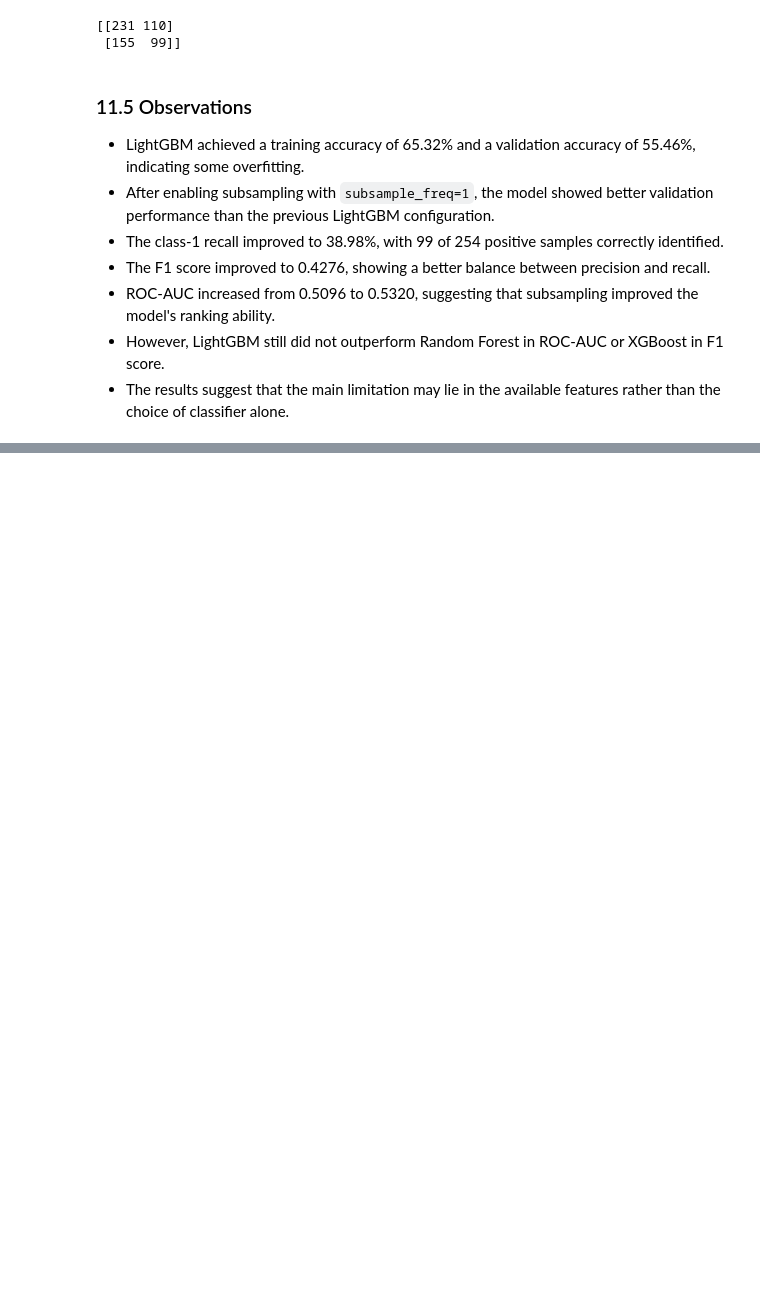
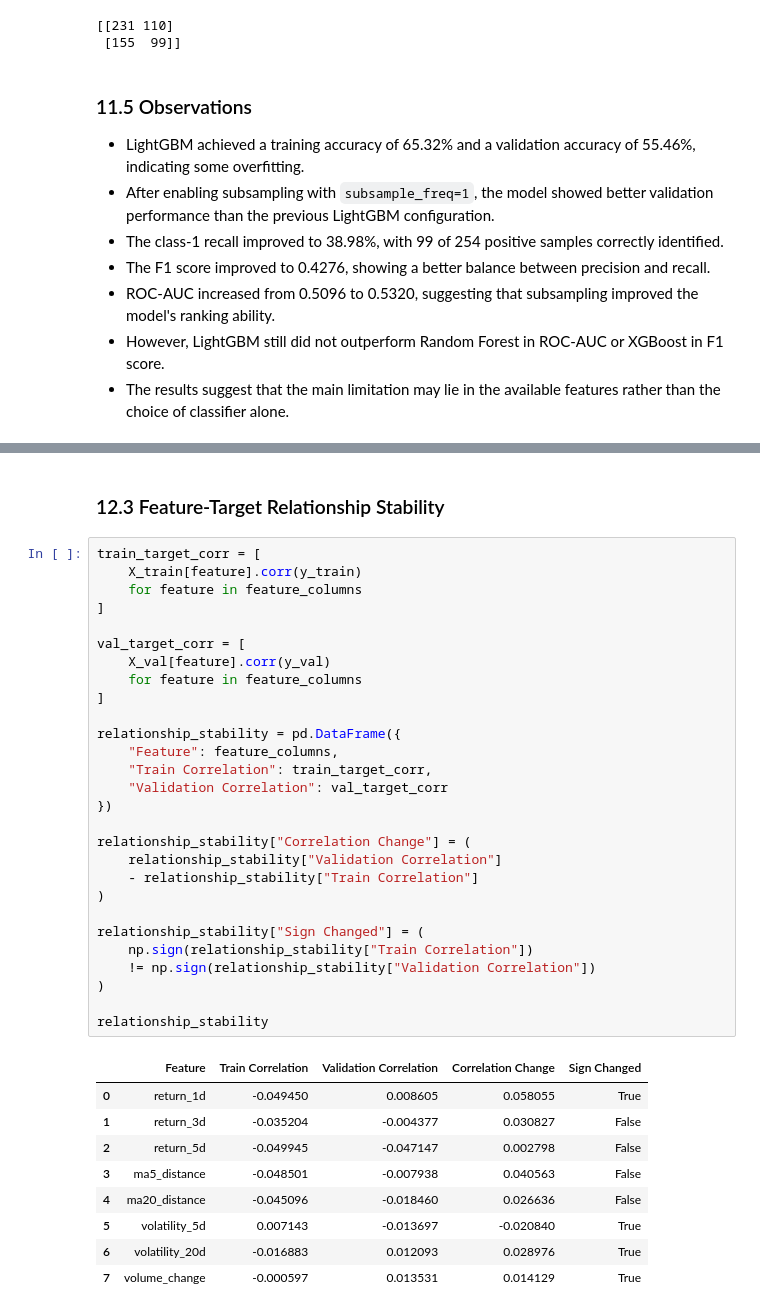
Before and after one commit to elodie-wu/ai-stock-price-prediction, a Jupyter notebook: notebooks/stock_prediction.ipynb, the cells around one changed output, grey strips where cells are left out. Saved outputs shown, nothing was run; the diff lists cells and outputs as text; blank space fills up the shorter version.

```diff
--- a/notebooks/stock_prediction.ipynb
+++ b/notebooks/stock_prediction.ipynb
@@ -1159,0 +1232,40 @@ print(cm_lgbm)
+# %% [markdown]
+### 12.3 Feature-Target Relationship Stability
+# %%
+train_target_corr = [
+    X_train[feature].corr(y_train)
+    for feature in feature_columns
+]
+
+val_target_corr = [
+    X_val[feature].corr(y_val)
+    for feature in feature_columns
+]
+
+relationship_stability = pd.DataFrame({
+    "Feature": feature_columns,
+    "Train Correlation": train_target_corr,
+    "Validation Correlation": val_target_corr
+})
+
+relationship_stability["Correlation Change"] = (
+    relationship_stability["Validation Correlation"]
+    - relationship_stability["Train Correlation"]
+)
+
+relationship_stability["Sign Changed"] = (
+    np.sign(relationship_stability["Train Correlation"])
+    != np.sign(relationship_stability["Validation Correlation"])
+)
+
+relationship_stability
+# %% [output]
+|  | Feature | Train Correlation | Validation Correlation | Correlation Change | Sign Changed |
+| 0 | return_1d | -0.049450 | 0.008605 | 0.058055 | True |
+| 1 | return_3d | -0.035204 | -0.004377 | 0.030827 | False |
+| 2 | return_5d | -0.049945 | -0.047147 | 0.002798 | False |
+| 3 | ma5_distance | -0.048501 | -0.007938 | 0.040563 | False |
+| 4 | ma20_distance | -0.045096 | -0.018460 | 0.026636 | False |
+| 5 | volatility_5d | 0.007143 | -0.013697 | -0.020840 | True |
+| 6 | volatility_20d | -0.016883 | 0.012093 | 0.028976 | True |
+| 7 | volume_change | -0.000597 | 0.013531 | 0.014129 | True |
```
Also changed, not shown: parts of 11 cells of this notebook.
